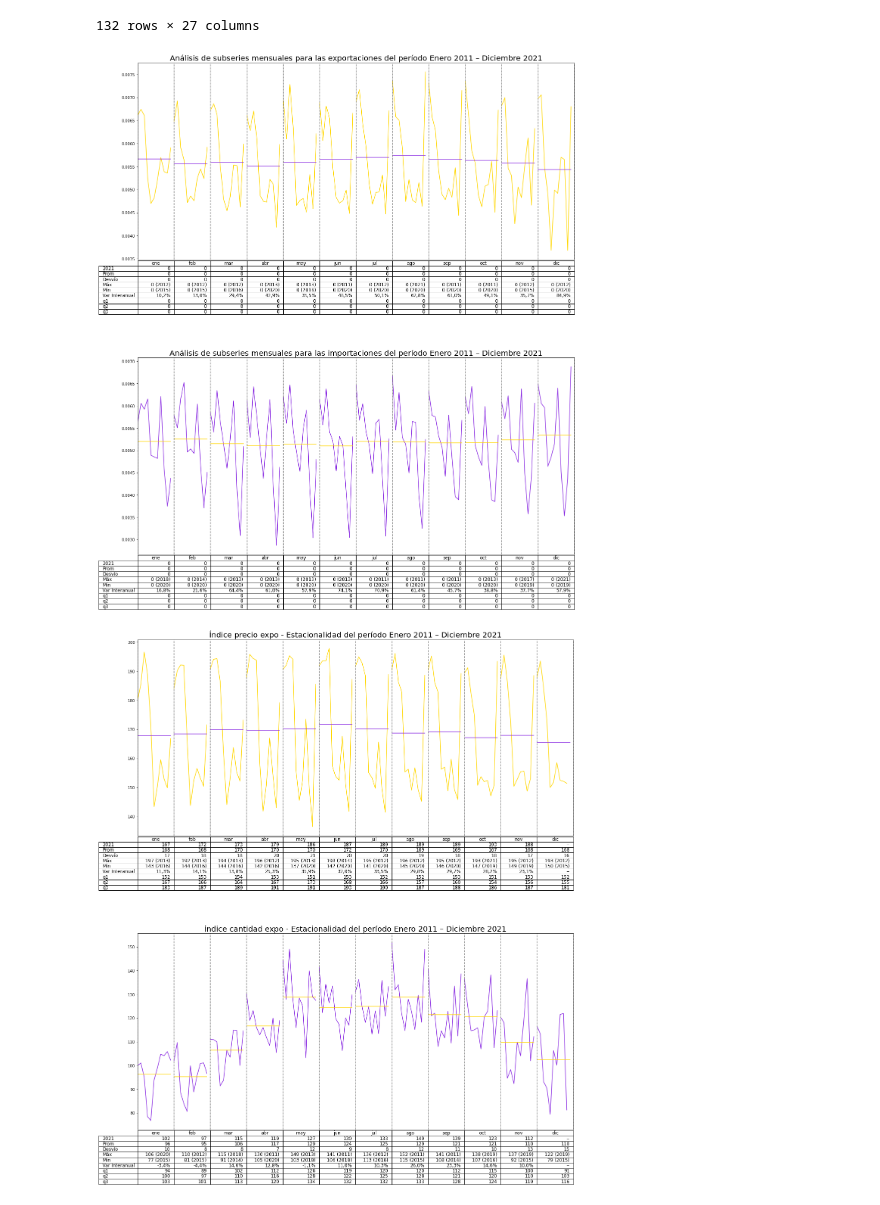
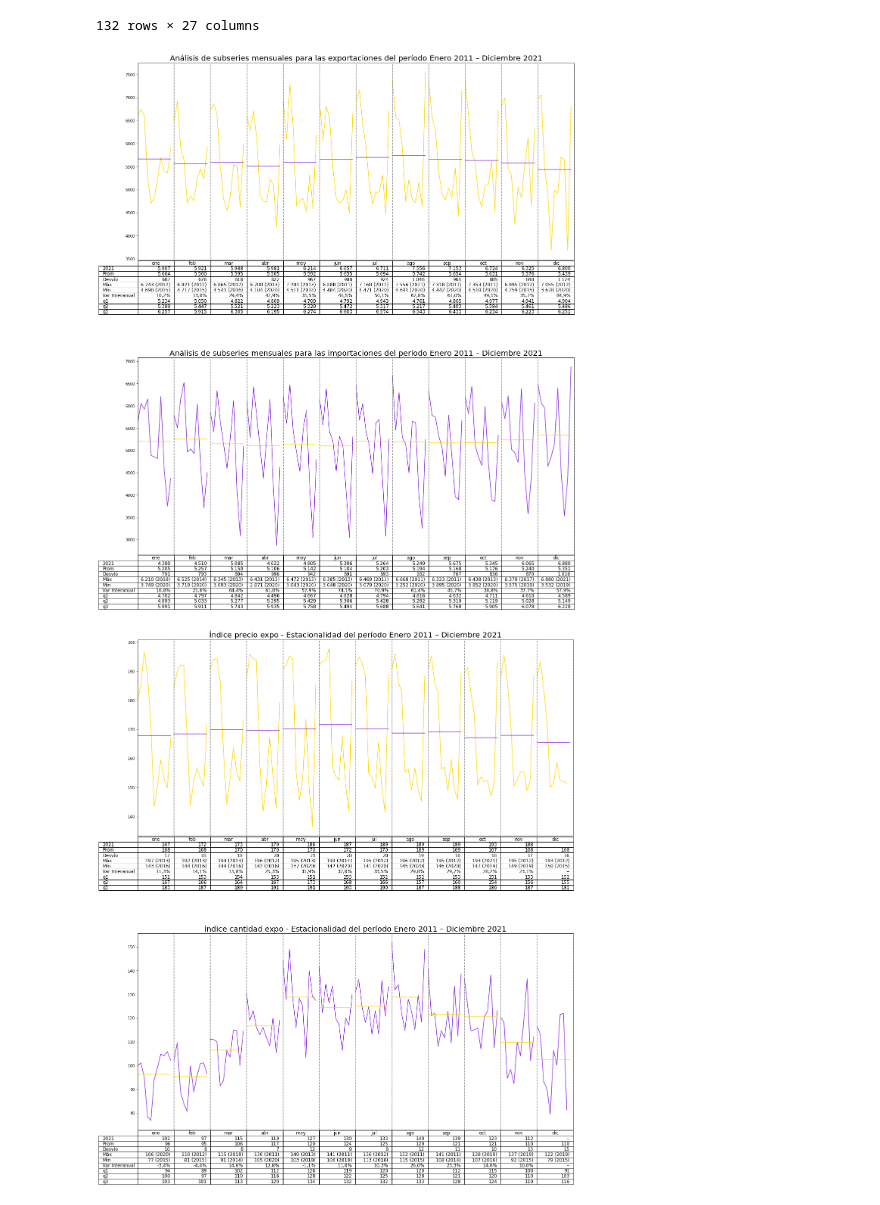
Before and after one commit to LucaGelmini/notebooks_indec, a Jupyter notebook: Estacionalidad/Estacionalidad-final.ipynb, the cells around one changed output. Cells and saved outputs as stored; diff of their text form; code cells hidden in the pictures.

```diff
--- a/Estacionalidad/Estacionalidad-final.ipynb
+++ b/Estacionalidad/Estacionalidad-final.ipynb
@@ -255,8 +255,8 @@ df_consulta['v_expo_var']= v_expo_var
 df_consulta['v_impo_var']= v_impo_var
 
 #divido los valores por un millon porque nos manejamos por millones de dolares
-df_consulta.v_expo = [x/1000000 for x in df_consulta.v_expo]
-df_consulta.v_impo = [x/1000000  for x in df_consulta.v_impo]
+#df_consulta.v_expo = [x/1000000 for x in df_consulta.v_expo]
+#df_consulta.v_impo = [x/1000000  for x in df_consulta.v_impo]
 
 df_consulta
 # %% [output]
@@ -690,18 +690,18 @@ grafo_pyq_impo = Grafo_Estacionalidad(
 # %%
 #Valores IMPO y EXPO
 grafo_valores.hacer_grafo()
 
 #Precios y cantidades expo
 grafo_pyq_expo.hacer_grafo()
 
 #precios y cantiades impo
 grafo_pyq_impo.hacer_grafo()
 
 #Imprime los resultados en pdf
-#grafo_valores.print('./outputs/Estacionalidad de valores Impo-Expo.pdf')
+grafo_valores.print('./outputs/pedidoMines.pdf')
 #grafo_pyq_expo.print('./outputs/Estacionalidad de IPX-IQX.pdf')
 #grafo_pyq_impo.print('./outputs/Estacionalidad de IPM-IQM.pdf')
 # %% [output]
-[figure, old version]
+[figure, new version]
 [figure]
 [figure]
```
Also changed, not shown: parts of 5 cells of this notebook, 2 other files.
